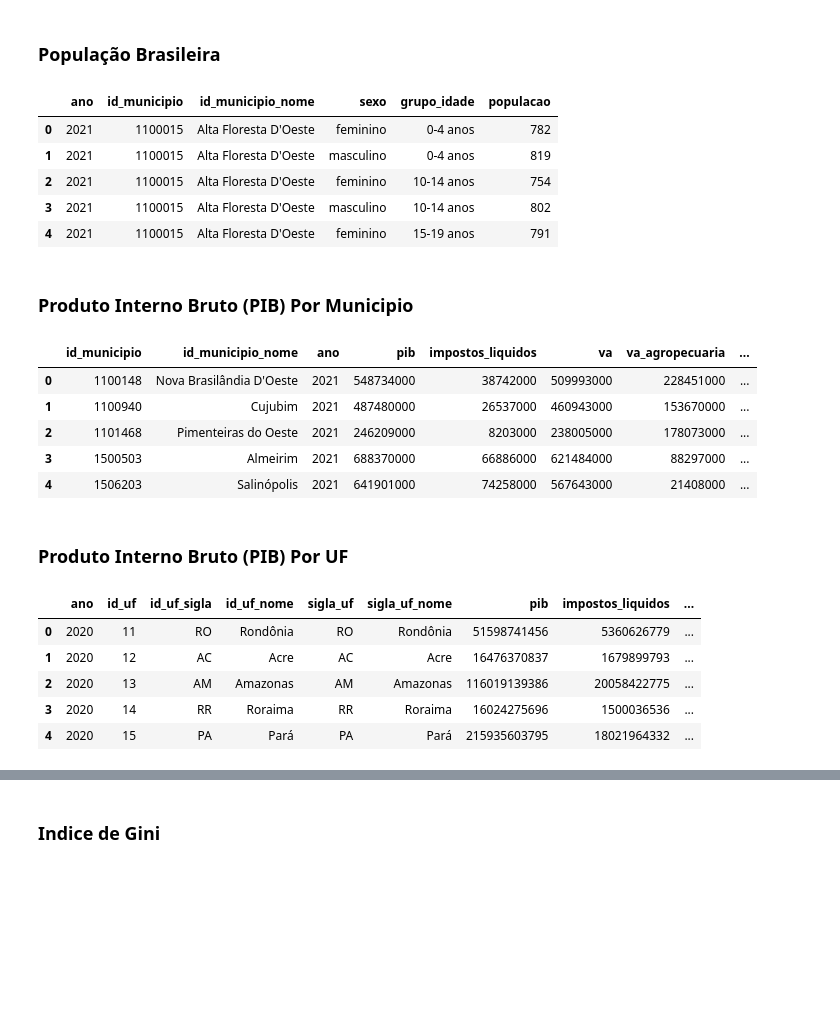
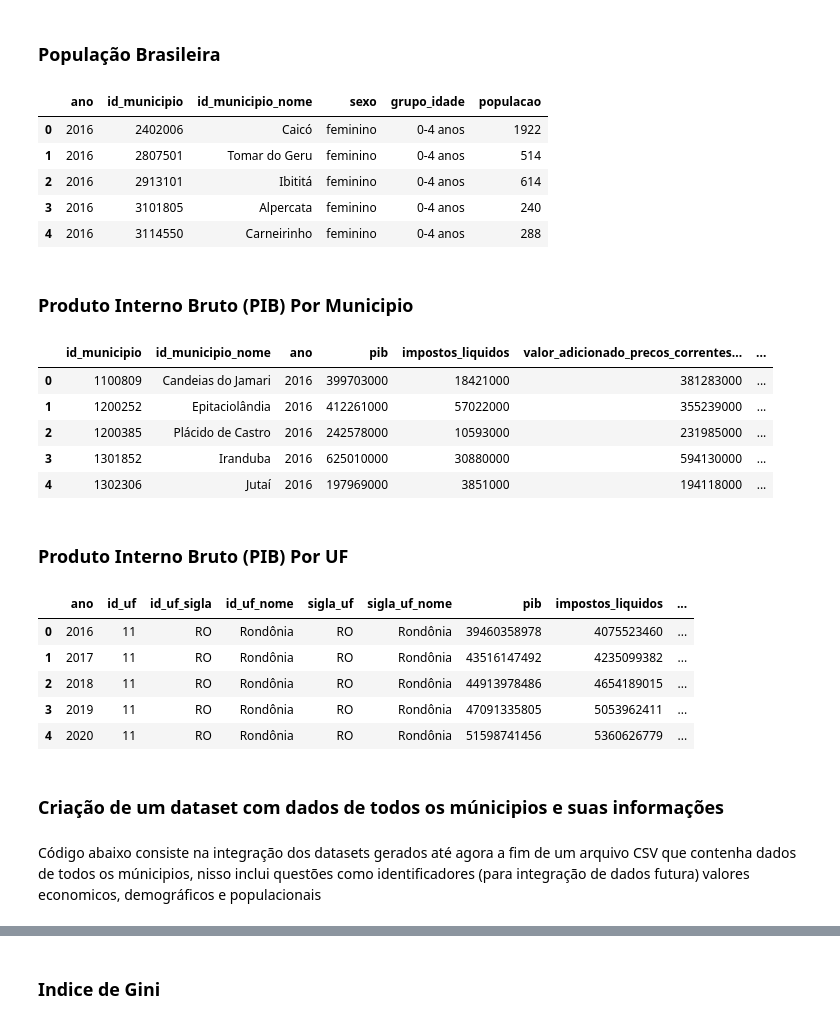
Before and after one commit to EstevaoAugusto/ZettaLab-2ed-Desafio-Ciencia-e-Governanca-de-Dados, a Jupyter notebook: notebooks/1_coleta_preparacao_dados.ipynb, the cells around one changed output, grey strips where cells are left out. Saved outputs shown, nothing was run; the diff lists cells and outputs as text; code cells hidden in the pictures; blank space fills up the shorter version.

```diff
--- a/notebooks/1_coleta_preparacao_dados.ipynb
+++ b/notebooks/1_coleta_preparacao_dados.ipynb
@@ -114,7 +146,7 @@ df.head()
 ### População Brasileira
 # %%
 # Código realiza a busca de um dataset especifico do datalake publico do BaseDosDados
-# Dataset selecionado foi um arquivo CSV do PIB por Municipio em 2021
+# Dataset selecionado foi um arquivo CSV sobre a população a nivel municipal
 
 query = """
   SELECT
@@ -127,7 +159,7 @@ query = """
 FROM `basedosdados.br_ms_populacao.municipio` AS dados
 LEFT JOIN (SELECT DISTINCT id_municipio,nome  FROM `basedosdados.br_bd_diretorios_brasil.municipio`) AS diretorio_id_municipio
     ON dados.id_municipio = diretorio_id_municipio.id_municipio
-WHERE ano = 2021
+WHERE ano >= 2016 AND ano <= 2020
 """
 
 # Caso o arquivo não exista, ele acessa o datalake e o escreve como arquivo CSV na pasta raw
@@ -140,50 +172,59 @@ df = pd.read_csv(f"{RAW_DATA_DIRECTORY_PATH}/populacao_brasileira.csv")
 df.head()
 # %% [output]
 |  | ano | id_municipio | id_municipio_nome | sexo | grupo_idade | populacao |
-| 0 | 2021 | 1100015 | Alta Floresta D'Oeste | feminino | 0-4 anos | 782 |
-| 1 | 2021 | 1100015 | Alta Floresta D'Oeste | masculino | 0-4 anos | 819 |
-| 2 | 2021 | 1100015 | Alta Floresta D'Oeste | feminino | 10-14 anos | 754 |
-| 3 | 2021 | 1100015 | Alta Floresta D'Oeste | masculino | 10-14 anos | 802 |
-| 4 | 2021 | 1100015 | Alta Floresta D'Oeste | feminino | 15-19 anos | 791 |
+| 0 | 2016 | 2402006 | Caicó | feminino | 0-4 anos | 1922 |
+| 1 | 2016 | 2807501 | Tomar do Geru | feminino | 0-4 anos | 514 |
+| 2 | 2016 | 2913101 | Ibititá | feminino | 0-4 anos | 614 |
+| 3 | 2016 | 3101805 | Alpercata | feminino | 0-4 anos | 240 |
+| 4 | 2016 | 3114550 | Carneirinho | feminino | 0-4 anos | 288 |
 # %% [markdown]
 ### Produto Interno Bruto (PIB) Por Municipio
 # %%
 # Código realiza a busca de um dataset especifico do datalake publico do BaseDosDados
 # Dataset selecionado foi um arquivo CSV do PIB por Municipio em 2021
 
 query = """
   SELECT
     dados.id_municipio AS id_municipio,
     diretorio_id_municipio.nome AS id_municipio_nome,
     dados.ano as ano,
     dados.pib as pib,
     dados.impostos_liquidos as impostos_liquidos,
     dados.va as va,
     dados.va_agropecuaria as va_agropecuaria,
     dados.va_industria as va_industria,
     dados.va_servicos as va_servicos,
     dados.va_adespss as va_adespss
 FROM `basedosdados.br_ibge_pib.municipio` AS dados
 LEFT JOIN (SELECT DISTINCT id_municipio,nome  FROM `basedosdados.br_bd_diretorios_brasil.municipio`) AS diretorio_id_municipio
     ON dados.id_municipio = diretorio_id_municipio.id_municipio
-WHERE ano = 2021
+WHERE ano >= 2016 AND ano <= 2020
 """
 
 # Caso o arquivo não exista, ele acessa o datalake e o escreve como arquivo CSV na pasta raw
-if not os.path.exists(f"{RAW_DATA_DIRECTORY_PATH}/pip_por_municipio.csv"):
+if not os.path.exists(f"{RAW_DATA_DIRECTORY_PATH}/pip_por_municipio_original.csv"):
   df = bd.read_sql(query = query, billing_project_id = GOOGLE_CLOUD_ID_PROJECT)
-  df.to_csv(f"{RAW_DATA_DIRECTORY_PATH}/pip_por_municipio.csv", index=False)
+
+  df.rename(columns={
+    'va': 'valor_adicionado_precos_correntes_total',
+    'va_agropecuaria': 'valor_adicionado_correntes_agropecuaria',
+    'va_industria': 'valor_adicionado_correntes_industria',
+    'va_servicos': 'valor_adicionado_correntes_servicos',
+    'va_adespss': 'valor_adicionado_correntes_adm_defesa_edu_saude_seguranca_social'
+  }, inplace=True)
+
+  df.to_csv(f"{RAW_DATA_DIRECTORY_PATH}/pip_por_municipio_original.csv", index=False)
 
 # Visualização das primeiras cinco linhas do dataframe
-df = pd.read_csv(f"{RAW_DATA_DIRECTORY_PATH}/pip_por_municipio.csv")
+df = pd.read_csv(f"{RAW_DATA_DIRECTORY_PATH}/pip_por_municipio_original.csv")
 df.head()
 # %% [output]
-|  | id_municipio | id_municipio_nome | ano | pib | impostos_liquidos | va | va_agropecuaria | ... |
-| 0 | 1100148 | Nova Brasilândia D'Oeste | 2021 | 548734000 | 38742000 | 509993000 | 228451000 | ... |
-| 1 | 1100940 | Cujubim | 2021 | 487480000 | 26537000 | 460943000 | 153670000 | ... |
-| 2 | 1101468 | Pimenteiras do Oeste | 2021 | 246209000 | 8203000 | 238005000 | 178073000 | ... |
-| 3 | 1500503 | Almeirim | 2021 | 688370000 | 66886000 | 621484000 | 88297000 | ... |
-| 4 | 1506203 | Salinópolis | 2021 | 641901000 | 74258000 | 567643000 | 21408000 | ... |
+|  | id_municipio | id_municipio_nome | ano | pib | impostos_liquidos | valor_adicionado_precos_correntes... | ... |
+| 0 | 1100809 | Candeias do Jamari | 2016 | 399703000 | 18421000 | 381283000 | ... |
+| 1 | 1200252 | Epitaciolândia | 2016 | 412261000 | 57022000 | 355239000 | ... |
+| 2 | 1200385 | Plácido de Castro | 2016 | 242578000 | 10593000 | 231985000 | ... |
+| 3 | 1301852 | Iranduba | 2016 | 625010000 | 30880000 | 594130000 | ... |
+| 4 | 1302306 | Jutaí | 2016 | 197969000 | 3851000 | 194118000 | ... |
 # %% [markdown]
 ### Produto Interno Bruto (PIB) Por UF
 # %%
@@ -210,21 +251,34 @@ LEFT JOIN (SELECT DISTINCT id_uf,sigla,nome  FROM `basedosdados.br_bd_diretorios
     ON dados.id_uf = diretorio_id_uf.id_uf
 LEFT JOIN (SELECT DISTINCT sigla,nome  FROM `basedosdados.br_bd_diretorios_brasil.uf`) AS diretorio_sigla_uf
     ON dados.sigla_uf = diretorio_sigla_uf.sigla
-WHERE ano = 2020
+WHERE ano >= 2016 AND ano <= 2020
 """
 
 # Caso o arquivo não exista, ele acessa o datalake e o escreve como arquivo CSV na pasta raw
-if not os.path.exists(f"{RAW_DATA_DIRECTORY_PATH}/pip_por_uf.csv"):
+if not os.path.exists(f"{RAW_DATA_DIRECTORY_PATH}/pip_por_uf_original.csv"):
     df = bd.read_sql(query = query, billing_project_id = GOOGLE_CLOUD_ID_PROJECT)
-    df.to_csv(f"{RAW_DATA_DIRECTORY_PATH}/pip_por_uf.csv", index=False)
+
+    df.rename(columns={
+        'va': 'valor_adicionado_precos_correntes_total',
+        'va_agropecuaria': 'valor_adicionado_correntes_agropecuaria',
+        'va_industria': 'valor_adicionado_correntes_industria',
+        'va_servicos': 'valor_adicionado_correntes_servicos',
+        'va_adespss': 'valor_adicionado_correntes_adm_defesa_edu_saude_seguranca_social'
+    }, inplace=True)
+
+    df.to_csv(f"{RAW_DATA_DIRECTORY_PATH}/pip_por_uf_original.csv", index=False)
 
 # Visualização das primeiras cinco linhas do dataframe
-df = pd.read_csv(f"{RAW_DATA_DIRECTORY_PATH}/pip_por_uf.csv")
+df = pd.read_csv(f"{RAW_DATA_DIRECTORY_PATH}/pip_por_uf_original.csv")
 df.head()
 # %% [output]
 |  | ano | id_uf | id_uf_sigla | id_uf_nome | sigla_uf | sigla_uf_nome | pib | impostos_liquidos | ... |
-| 0 | 2020 | 11 | RO | Rondônia | RO | Rondônia | 51598741456 | 5360626779 | ... |
-| 1 | 2020 | 12 | AC | Acre | AC | Acre | 16476370837 | 1679899793 | ... |
-| 2 | 2020 | 13 | AM | Amazonas | AM | Amazonas | 116019139386 | 20058422775 | ... |
-| 3 | 2020 | 14 | RR | Roraima | RR | Roraima | 16024275696 | 1500036536 | ... |
-| 4 | 2020 | 15 | PA | Pará | PA | Pará | 215935603795 | 18021964332 | ... |
+| 0 | 2016 | 11 | RO | Rondônia | RO | Rondônia | 39460358978 | 4075523460 | ... |
+| 1 | 2017 | 11 | RO | Rondônia | RO | Rondônia | 43516147492 | 4235099382 | ... |
+| 2 | 2018 | 11 | RO | Rondônia | RO | Rondônia | 44913978486 | 4654189015 | ... |
+| 3 | 2019 | 11 | RO | Rondônia | RO | Rondônia | 47091335805 | 5053962411 | ... |
+| 4 | 2020 | 11 | RO | Rondônia | RO | Rondônia | 51598741456 | 5360626779 | ... |
+# %% [markdown]
+### Criação de um dataset com dados de todos os múnicipios e suas informações
+# %% [markdown]
+Código abaixo consiste na integração dos datasets gerados até agora a fim de um arquivo CSV que contenha dados de todos os múnicipios, nisso inclui questões como identificadores (para integração de dados futura) valores economicos, demográficos e populacionais
```
Also changed, not shown: parts of 37 cells of this notebook.
